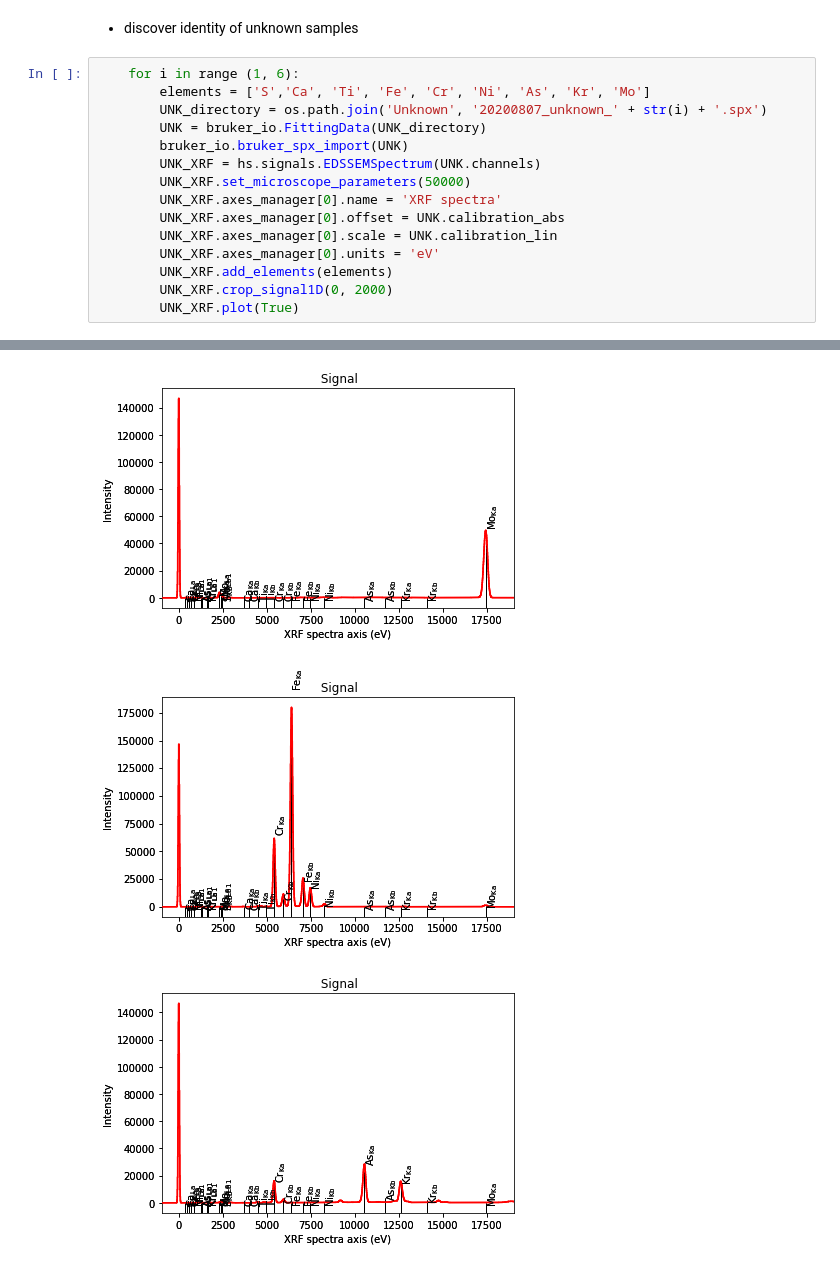
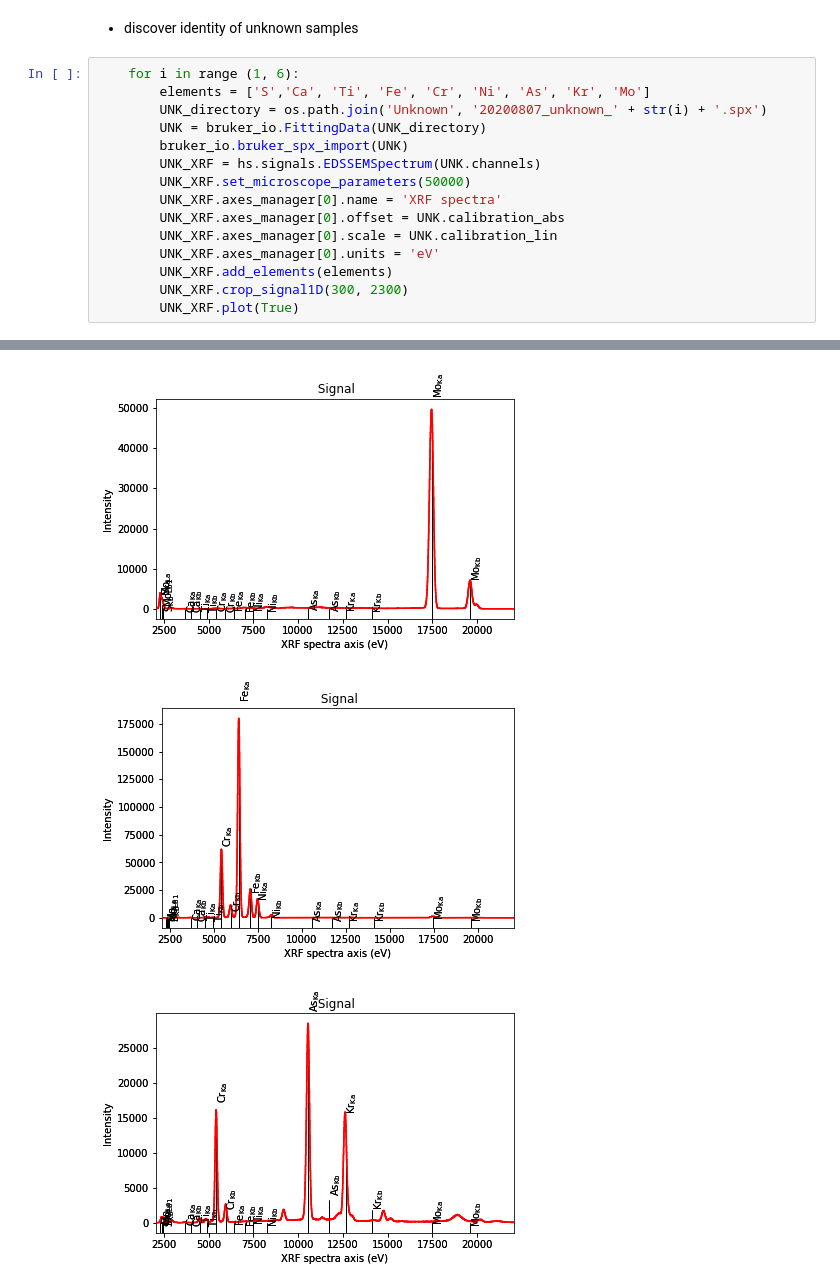
Before and after one commit to thevincentlan/NIST_PREP_SUMMER_2020, a Jupyter notebook: NIST_PREP_SUMMER_2020.ipynb, the cells around one changed output, grey strips where cells are left out. Saved outputs shown, nothing was run; the diff lists cells and outputs as text.

```diff
--- a/NIST_PREP_SUMMER_2020.ipynb
+++ b/NIST_PREP_SUMMER_2020.ipynb
@@ -176,6 +176,6 @@ NOTE: Number of channels is 4094, instead of the default 4096.
         UNK_XRF.axes_manager[0].scale = UNK.calibration_lin
         UNK_XRF.axes_manager[0].units = 'eV'
         UNK_XRF.add_elements(elements)
-        UNK_XRF.crop_signal1D(0, 2000)
+        UNK_XRF.crop_signal1D(300, 2300)
         UNK_XRF.plot(True)
 # %% [output]
@@ -184,3 +184,3 @@ NOTE: Number of channels is 4094, instead of the default 4096.
-[figure, old version]
+[figure, new version]
-[figure, old version]
+[figure, new version]
-[figure, old version]
+[figure, new version]
```
Also changed, not shown: parts of 1 cell of this notebook.
